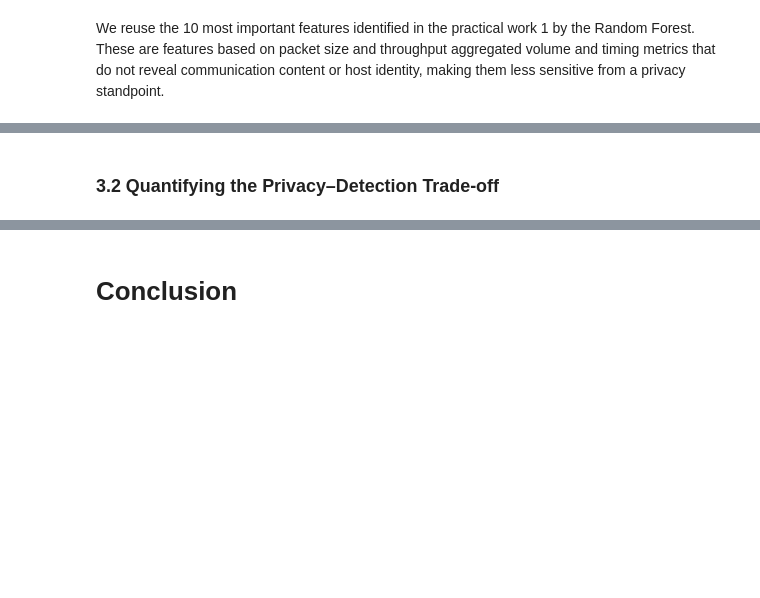
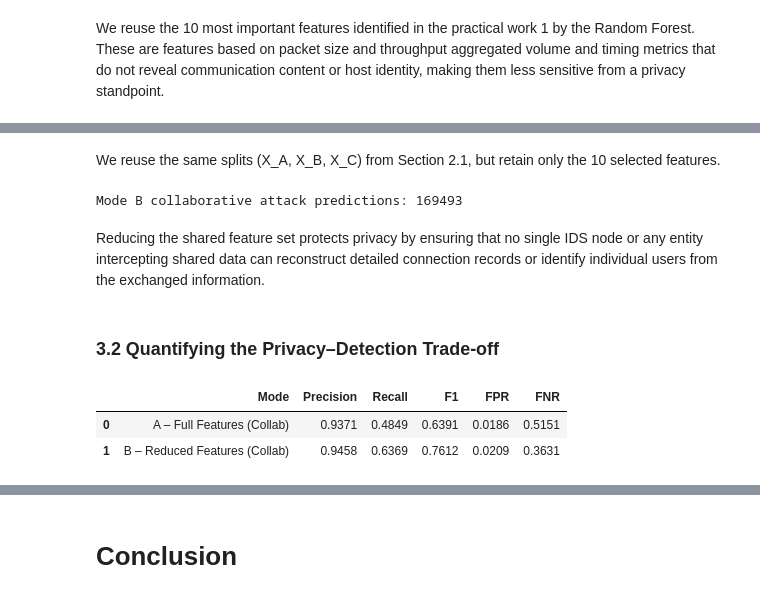
Before and after one commit to ANKOI12/INF6422E---Advanced-Concepts-in-Computer-Security, a Jupyter notebook: Lab 3/Notebook - Lab 3 - INF6422E - 2487137 - 2421549.ipynb, the cells around one changed output, grey strips where cells are left out. Drawn from its saved outputs; the diff is of its cells as text; code cells hidden in the pictures; blank space fills up the shorter version.

```diff
--- a/Lab 3/Notebook - Lab 3 - INF6422E - 2487137 - 2421549.ipynb
+++ b/Lab 3/Notebook - Lab 3 - INF6422E - 2487137 - 2421549.ipynb
@@ -384,2 +414,54 @@ We reuse the 10 most important features identified in the practical work 1 by th
+# %% [markdown]
+We reuse the same splits (X_A, X_B, X_C) from Section 2.1, but retain only the 10 selected features.
+# %%
+# Restrict test set to reduced features
+X_test_reduced = X_test[reduced_features]
+
+# Individual node predictions (Mode B)
+pred_A_r = (ids_A_reduced.predict(X_test_reduced) == -1).astype(int)
+pred_B_r = (ids_B_reduced.predict(X_test_reduced) == -1).astype(int)
+pred_C_r = (ids_C_reduced.predict(X_test_reduced) == -1).astype(int)
+
+# Majority voting (Mode B)
+votes_r = pred_A_r + pred_B_r + pred_C_r
+y_collab_reduced = (votes_r >= 2).astype(int)
+
+print("Mode B collaborative attack predictions:", y_collab_reduced.sum())
+# %% [output]
+Mode B collaborative attack predictions: 169493
+# %% [markdown]
+Reducing the shared feature set protects privacy by ensuring that no single IDS node or any entity intercepting shared data can reconstruct detailed connection records or identify individual users from the exchanged information.
 # %% [markdown]
 ### 3.2  Quantifying the Privacy–Detection Trade-off
+# %%
+# Evaluate each node in Mode B
+res_A_r = eval_node(ids_A_reduced, X_test_reduced, y_true)
+res_B_r = eval_node(ids_B_reduced, X_test_reduced, y_true)
+res_C_r = eval_node(ids_C_reduced, X_test_reduced, y_true)
+
+# Collaborative Mode B metrics
+cm_collab_r = confusion_matrix(y_true, y_collab_reduced)
+tn, fp, fn, tp = cm_collab_r.ravel()
+
+res_collab_r = {
+    "Precision": precision_score(y_true, y_collab_reduced, zero_division=0),
+    "Recall": recall_score(y_true, y_collab_reduced, zero_division=0),
+    "F1": f1_score(y_true, y_collab_reduced, zero_division=0),
+    "FPR": fp / (fp + tn) if (fp + tn) else 0.0,
+    "FNR": fn / (fn + tp) if (fn + tp) else 0.0,
+}
+
+privacy_comparison = pd.DataFrame([
+    {"Mode": "A – Full Features (Collab)", "Precision": round(res_collab["Precision"], 4),
+     "Recall": round(res_collab["Recall"], 4), "F1": round(res_collab["F1"], 4),
+     "FPR": round(res_collab["FPR"], 4), "FNR": round(res_collab["FNR"], 4)},
+    {"Mode": "B – Reduced Features (Collab)", "Precision": round(res_collab_r["Precision"], 4),
+     "Recall": round(res_collab_r["Recall"], 4), "F1": round(res_collab_r["F1"], 4),
+     "FPR": round(res_collab_r["FPR"], 4), "FNR": round(res_collab_r["FNR"], 4)},
+])
+
+privacy_comparison
+# %% [output]
+|  | Mode | Precision | Recall | F1 | FPR | FNR |
+| 0 | A – Full Features (Collab) | 0.9371 | 0.4849 | 0.6391 | 0.0186 | 0.5151 |
+| 1 | B – Reduced Features (Collab) | 0.9458 | 0.6369 | 0.7612 | 0.0209 | 0.3631 |
```
Also changed, not shown: parts of 8 cells of this notebook.
